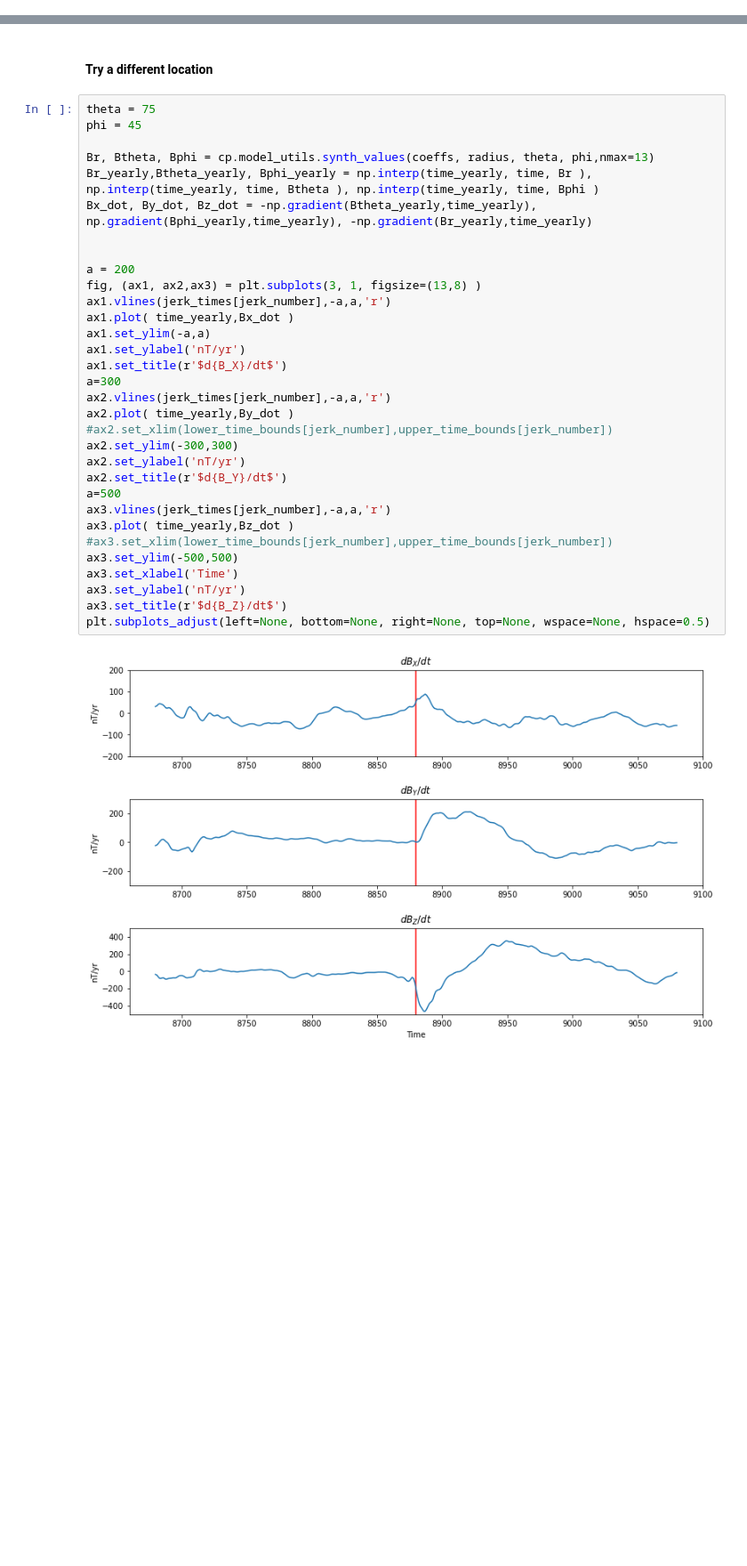
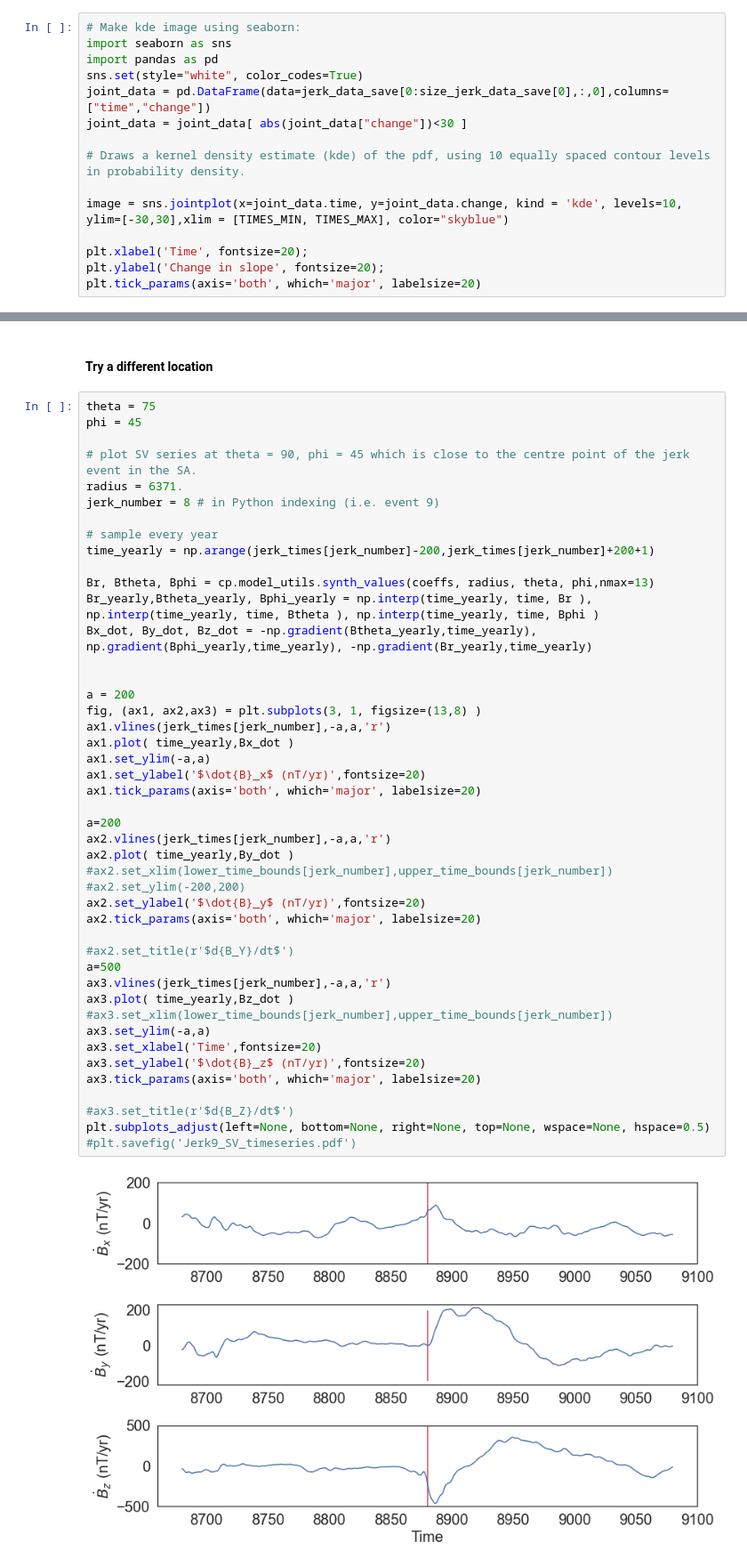
Before and after one commit to plivermore/jerk_finder, a Jupyter notebook: Python/Explore_path_model1.ipynb, the cells around one changed output, grey strips where cells are left out. Shown at 89% size. Cells and saved outputs as stored; diff of their text form; blank space fills up the shorter version.

```diff
--- a/Python/Explore_path_model1.ipynb
+++ b/Python/Explore_path_model1.ipynb
@@ -512,0 +232,15 @@ ax1.set_xlim(time_yearly.min(), time_yearly.max() )
+# %%
+# Make kde image using seaborn:
+import seaborn as sns
+import pandas as pd
+sns.set(style="white", color_codes=True)
+joint_data = pd.DataFrame(data=jerk_data_save[0:size_jerk_data_save[0],:,0],columns=["time","change"])
+joint_data = joint_data[ abs(joint_data["change"])<30 ]
+
+# Draws a kernel density estimate (kde) of the pdf, using 10 equally spaced contour levels in probability density.
+
+image = sns.jointplot(x=joint_data.time, y=joint_data.change, kind = 'kde', levels=10, ylim=[-30,30],xlim = [TIMES_MIN, TIMES_MAX], color="skyblue")
+
+plt.xlabel('Time', fontsize=20);
+plt.ylabel('Change in slope', fontsize=20);
+plt.tick_params(axis='both', which='major', labelsize=20)
@@ -728,37 +564,50 @@ plt.subplots_adjust(left=None, bottom=None, right=None, top=None, wspace=None, h
 # %%
 theta = 75
 phi = 45
+
+# plot SV series at theta = 90, phi = 45 which is close to the centre point of the jerk event in the SA.
+radius = 6371.
+jerk_number = 8 # in Python indexing (i.e. event 9)
+
+# sample every year
+time_yearly = np.arange(jerk_times[jerk_number]-200,jerk_times[jerk_number]+200+1)
 
 Br, Btheta, Bphi = cp.model_utils.synth_values(coeffs, radius, theta, phi,nmax=13)
 Br_yearly,Btheta_yearly, Bphi_yearly = np.interp(time_yearly, time, Br ), np.interp(time_yearly, time, Btheta ), np.interp(time_yearly, time, Bphi )
 Bx_dot, By_dot, Bz_dot = -np.gradient(Btheta_yearly,time_yearly), np.gradient(Bphi_yearly,time_yearly), -np.gradient(Br_yearly,time_yearly)
 
 
 a = 200
 fig, (ax1, ax2,ax3) = plt.subplots(3, 1, figsize=(13,8) )
 ax1.vlines(jerk_times[jerk_number],-a,a,'r')
 ax1.plot( time_yearly,Bx_dot )
 ax1.set_ylim(-a,a)
-ax1.set_ylabel('nT/yr')
-ax1.set_title(r'$d{B_X}/dt$')
-a=300
+ax1.set_ylabel('$\dot{B}_x$ (nT/yr)',fontsize=20)
+ax1.tick_params(axis='both', which='major', labelsize=20)
+
+a=200
 ax2.vlines(jerk_times[jerk_number],-a,a,'r')
 ax2.plot( time_yearly,By_dot )
 #ax2.set_xlim(lower_time_bounds[jerk_number],upper_time_bounds[jerk_number])
-ax2.set_ylim(-300,300)
-ax2.set_ylabel('nT/yr')
-ax2.set_title(r'$d{B_Y}/dt$')
+#ax2.set_ylim(-200,200)
+ax2.set_ylabel('$\dot{B}_y$ (nT/yr)',fontsize=20)
+ax2.tick_params(axis='both', which='major', labelsize=20)
+
+#ax2.set_title(r'$d{B_Y}/dt$')
 a=500
 ax3.vlines(jerk_times[jerk_number],-a,a,'r')
 ax3.plot( time_yearly,Bz_dot )
 #ax3.set_xlim(lower_time_bounds[jerk_number],upper_time_bounds[jerk_number])
-ax3.set_ylim(-500,500)
-ax3.set_xlabel('Time')
-ax3.set_ylabel('nT/yr')
-ax3.set_title(r'$d{B_Z}/dt$')
+ax3.set_ylim(-a,a)
+ax3.set_xlabel('Time',fontsize=20)
+ax3.set_ylabel('$\dot{B}_z$ (nT/yr)',fontsize=20)
+ax3.tick_params(axis='both', which='major', labelsize=20)
+
+#ax3.set_title(r'$d{B_Z}/dt$')
 plt.subplots_adjust(left=None, bottom=None, right=None, top=None, wspace=None, hspace=0.5)
+#plt.savefig('Jerk9_SV_timeseries.pdf')
 # %% [output]
-[figure, old version]
+[figure, new version]
 # %%
 run_components=[0,1,2] #compute for X,Y,Z components of SV
 SV_error = 10
```
Also changed, not shown: parts of 54 cells of this notebook, 25 other files.
